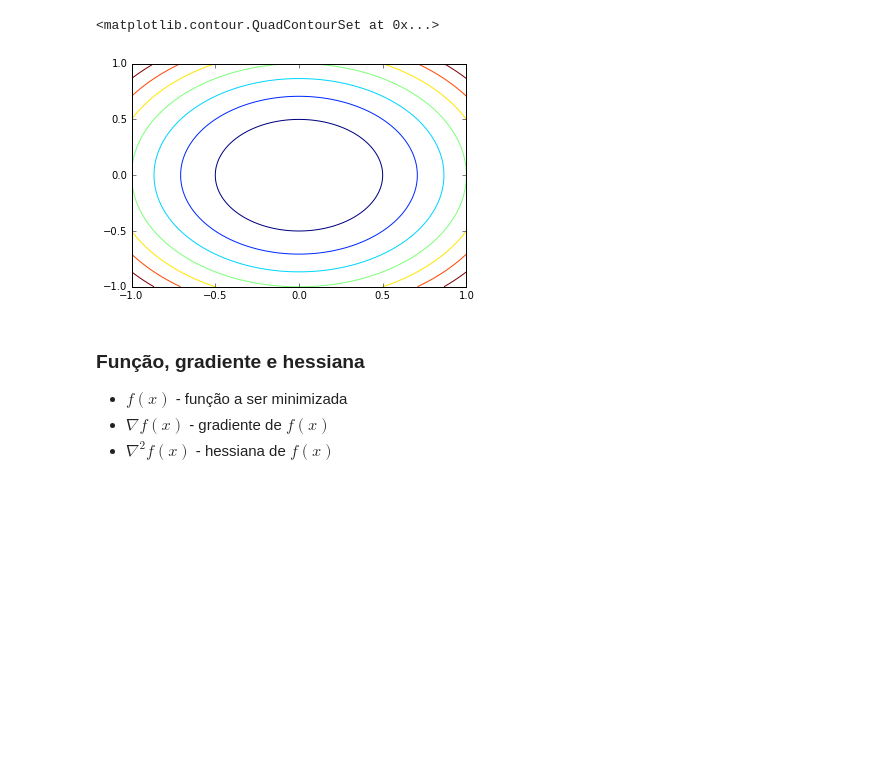
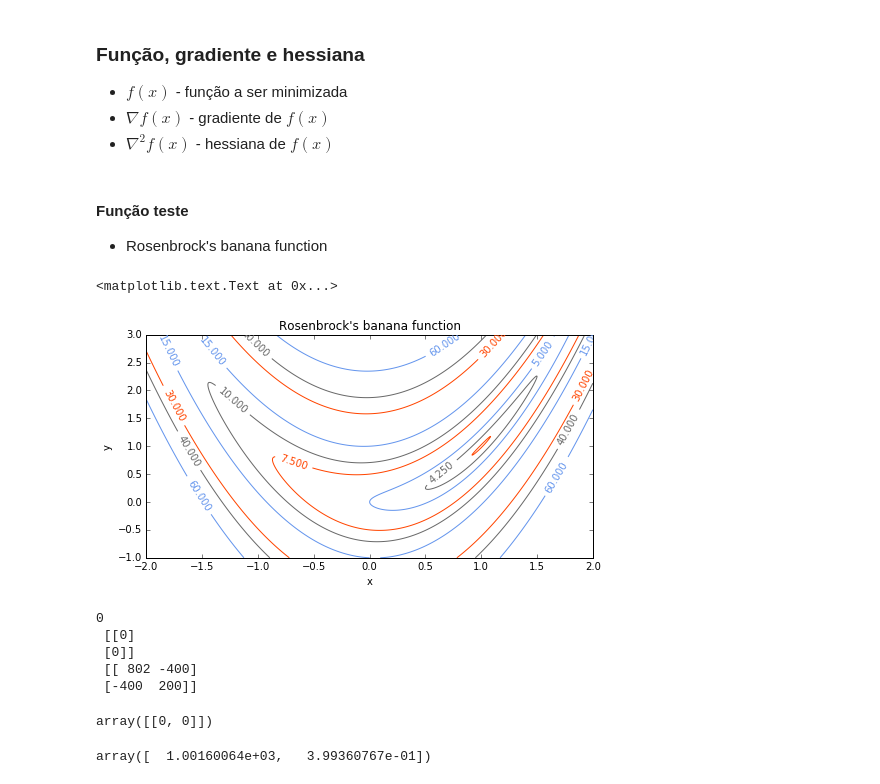
Before and after one commit to julionaojulho/machine-learning, a Jupyter notebook: optimization.ipynb, the cells around one changed output. Saved outputs shown, nothing was run; the diff lists cells and outputs as text; code cells hidden in the pictures; blank space fills up the shorter version.

```diff
--- a/optimization.ipynb
+++ b/optimization.ipynb
@@ -2,15 +4,6 @@
 import numpy as np
 import matplotlib.pyplot as plt
 %matplotlib inline
-# %%
-x = np.linspace(-1,1,100)
-y = np.linspace(-1,1,100)
-x,y = np.meshgrid(x,y)
-Z = x**2 + y**2
-plt.contour(x,y,Z)
-# %% [output]
-<matplotlib.contour.QuadContourSet at 0x...>
-[figure, removed]
 # %% [markdown]
 ### Função, gradiente e hessiana
 
@@ -28,0 +28,39 @@ def grad(x0):
+# %% [markdown]
+#### Função teste
+
+* Rosenbrock's banana function
+# %%
+x = np.linspace(-2,2,1000)
+y = np.linspace(-1,3,1000)
+x1,x2 = np.meshgrid(x,y)
+Z = 10*x1**4 - x2*20*x1**2 +\
+           10*x2**2 + x1**2 -2*x1 + 5
+
+levels = [4.007,4.25,5,7.5,10,15,30,40,60]
+cors = ('#FF4500','#696969','#6495ED')*3
+plt.figure(figsize=(8,4))
+cp = plt.contour(x1,x2,Z,levels,colors=cors)
+plt.clabel(cp, inline=True,fontsize=10)
+plt.xlabel('x')
+plt.ylabel('y')
+plt.title("Rosenbrock's banana function")
+# %% [output]
+<matplotlib.text.Text at 0x...>
+[figure, added]
+# %%
+x0 = (1,1)
+print(func(x0),'\n',grad(x0),'\n',hess(x0))
+# %% [output]
+0
+ [[0]
+ [0]]
+ [[ 802 -400]
+ [-400  200]]
+# %%
+np.matmul(grad(x0).T,hess(x0))
+# %% [output]
+array([[0, 0]])
+# %%
+np.linalg.eigvals(hess(x0))
+# %% [output]
+array([  1.00160064e+03,   3.99360767e-01])
```
Also changed, not shown: parts of 3 cells of this notebook.
